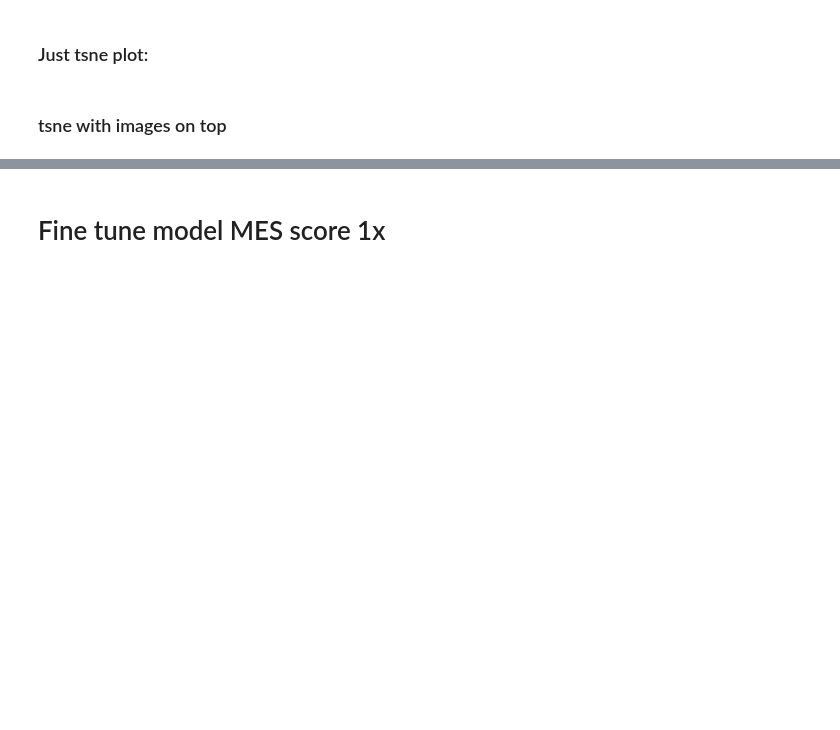
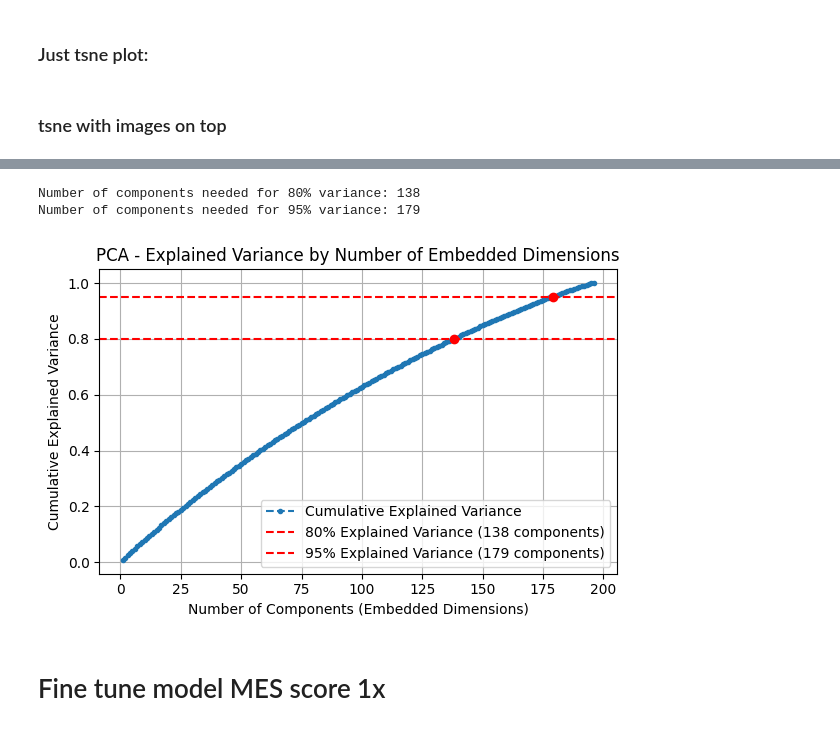
Before and after one commit to alexandermittet/BA, a Jupyter notebook: w_notebook8_SSIM.ipynb, the cells around one changed output, grey strips where cells are left out. Drawn from its saved outputs; the diff is of its cells as text; code cells hidden in the pictures; blank space fills up the shorter version.

```diff
--- a/w_notebook8_SSIM.ipynb
+++ b/w_notebook8_SSIM.ipynb
@@ -76,6 +76,9 @@ tsne_plotting =     False
 plot_single_image = False
 plot_16_images =    False or load_prev_model
 
+### PCA
+plot_pca   =        True
+
 ### Misc
 get_num_params =    False
 break_after_num_steps = -1
@@ -837,3 +885,35 @@ if tsne_plotting:
+# %%
+num_components_for_80_variance = np.argmax(cumulative_explained_variance >= 0.80) + 1
+print(f"Number of components needed for 80% variance: {num_components_for_80_variance}")
+
+num_components_for_95_variance = np.argmax(cumulative_explained_variance >= 0.95) + 1
+print(f"Number of components needed for 95% variance: {num_components_for_95_variance}")
+# %% [output]
+Number of components needed for 80% variance: 138
+Number of components needed for 95% variance: 179
+# %%
+if plot_pca:
+    plt.figure(figsize=(6, 4))
+    plt.plot(range(1, len(explained_variance) + 1), cumulative_explained_variance, marker='.', linestyle='--')
+    # plt.axvline(x=138, color='red', linestyle='--')
+    # plt.axvline(x=179, color='red', linestyle='--')
+    plt.axhline(y=0.8, color='red', linestyle='--')
+    plt.axhline(y=0.95, color='red', linestyle='--')
+    plt.plot([num_components_for_80_variance, num_components_for_95_variance], [0.8, 0.95], 'ro')
+    plt.xlabel('Number of Components (Embedded Dimensions)')
+    plt.ylabel('Cumulative Explained Variance')
+    plt.title('PCA - Explained Variance by Number of Embedded Dimensions')
+    plt.legend([
+        'Cumulative Explained Variance',
+        f'80% Explained Variance ({num_components_for_80_variance} components)',
+        f'95% Explained Variance ({num_components_for_95_variance} components)'
+    ], loc='best')
+    plt.grid(True)
+    plt.tight_layout()
+    plt.savefig(f"plots/pca_num_emb-dims_m-{mask_ratio}.png")
+    plt.show()
+# %% [output]
+[figure, added]
 # %% [markdown]
 # Fine tune model MES score 1x
 # %%
```
Also changed, not shown: parts of 5 cells of this notebook.
